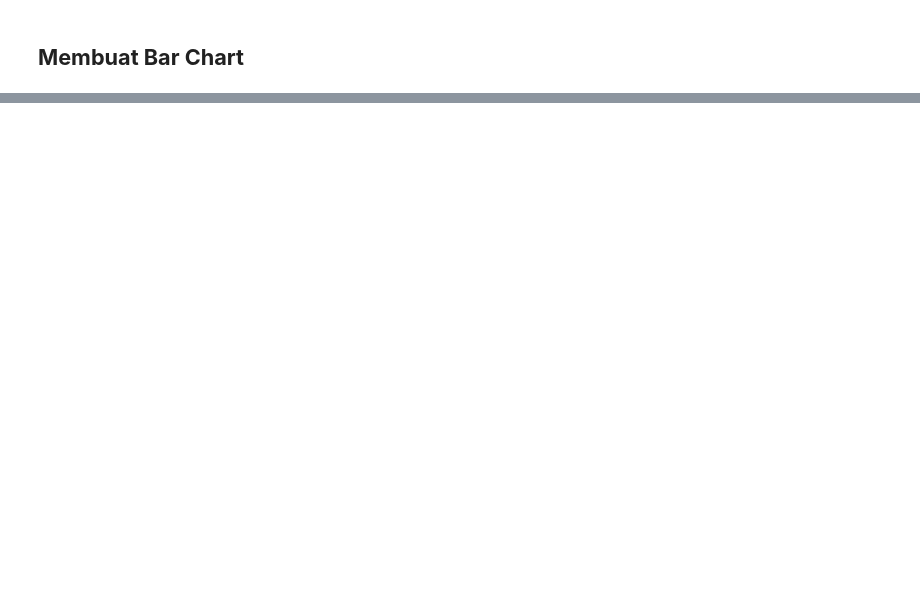
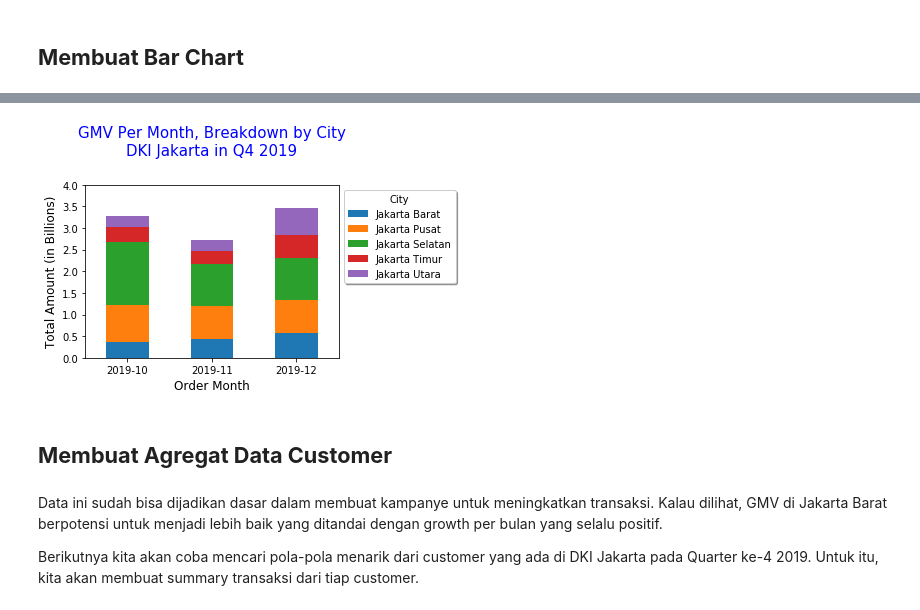
Before and after one commit to razymawardi/DQLab-Course-Projects, a Jupyter notebook: Data Visualization Part 2/Data Visualization part 2.ipynb, the cells around one changed output, grey strips where cells are left out. Drawn from its saved outputs; the diff is of its cells as text; code cells hidden in the pictures; blank space fills up the shorter version.

```diff
--- a/Data Visualization Part 2/Data Visualization part 2.ipynb
+++ b/Data Visualization Part 2/Data Visualization part 2.ipynb
@@ -305,0 +371,3 @@ plt.show()
+# %%
+df_omc = dataset_dki_q4.groupby(['order_month','city'])['gmv'].sum().sort_values(ascending=False).unstack()
+df_omc
@@ -305,0 +380,20 @@ plt.show()
+# %%
+df_omc.plot(kind='bar', stacked=True)
+plt.title('GMV Per Month, Breakdown by City\nDKI Jakarta in Q4 2019',loc='center',pad=30, fontsize=15, color='blue')
+plt.xlabel('Order Month', fontsize = 12)
+plt.ylabel('Total Amount (in Billions)',fontsize = 12)
+plt.legend(bbox_to_anchor=(1, 1), shadow=True, ncol=1,title='City')
+plt.ylim(ymin=0)
+labels, locations = plt.yticks()
+plt.yticks(labels, (labels/1000000000).astype(float))
+plt.xticks(rotation=0)
+plt.tight_layout()
+plt.show()
+# %% [output]
+[figure, added]
+# %% [markdown]
+## **Membuat Agregat Data Customer**
+# %% [markdown]
+Data ini sudah bisa dijadikan dasar dalam membuat kampanye untuk meningkatkan transaksi. Kalau dilihat, GMV di Jakarta Barat berpotensi untuk menjadi lebih baik yang ditandai dengan growth per bulan yang selalu positif.
+
+Berikutnya kita akan coba mencari pola-pola menarik dari customer yang ada di DKI Jakarta pada Quarter ke-4 2019. Untuk itu, kita akan membuat summary transaksi dari tiap customer.
```
Also changed, not shown: parts of 38 cells of this notebook.
